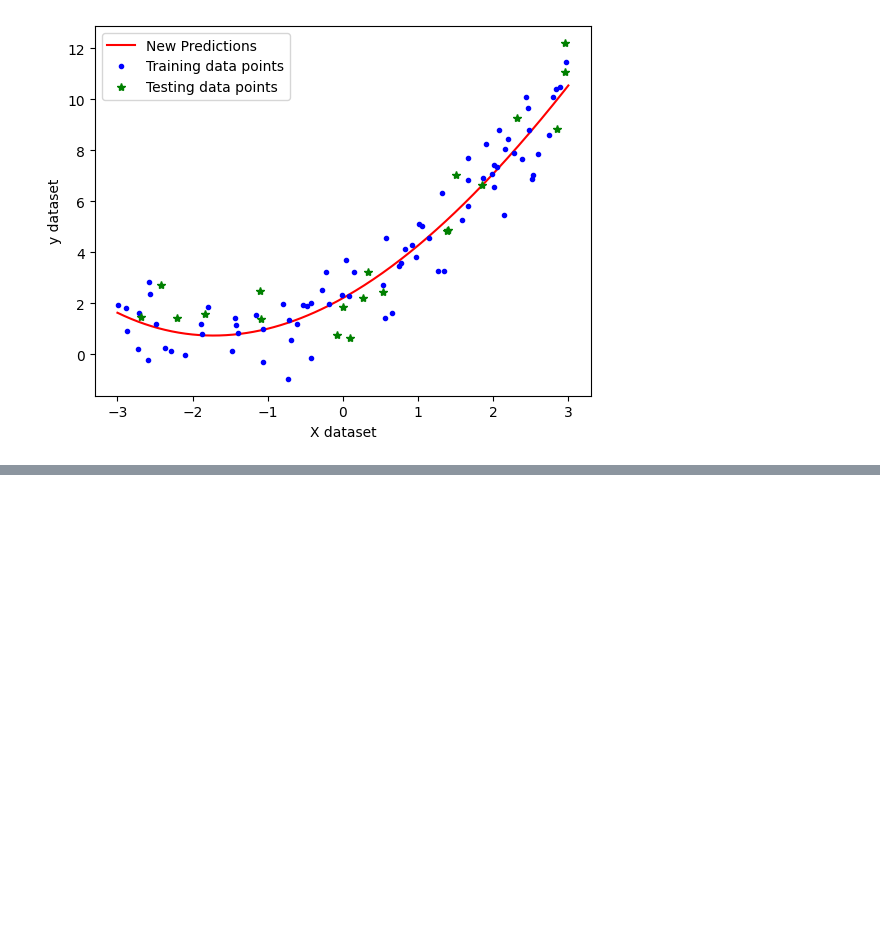
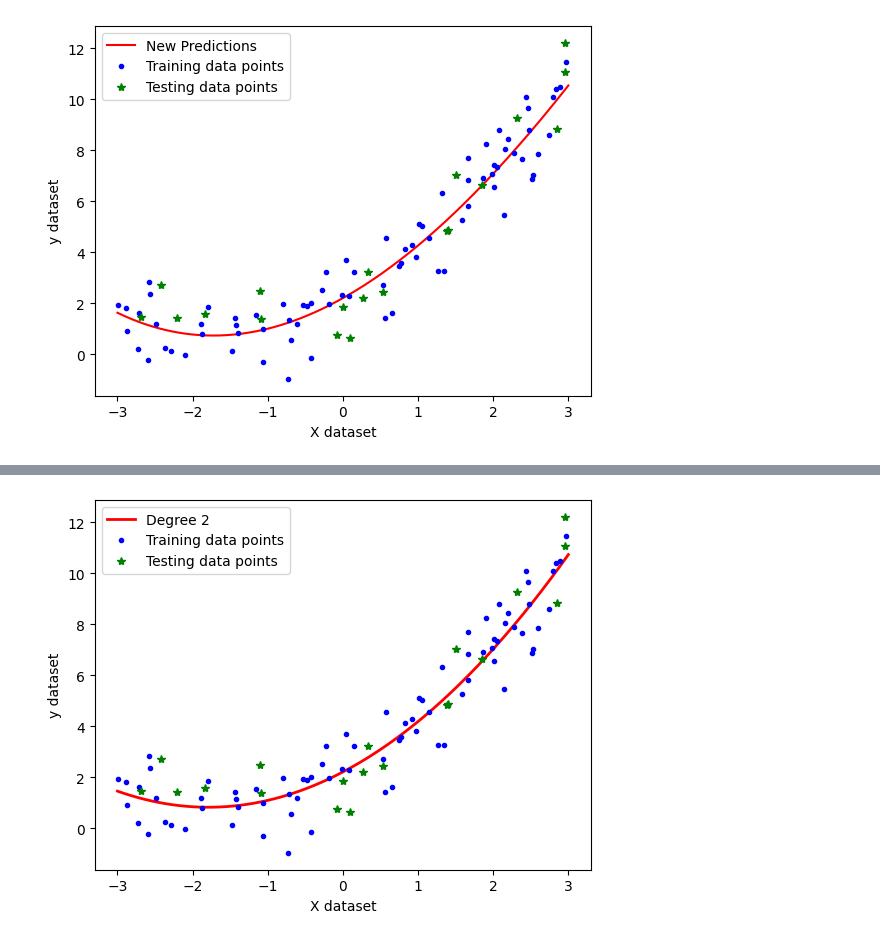
Before and after one commit to misrapk/Complete-Data-Science-and-ML-Preparation, a Jupyter notebook: ML_Algorithms/01LinearRegression/03PolynomialRegression.ipynb, the cells around one changed output, grey strips where cells are left out. Drawn from its saved outputs; the diff is of its cells as text; code cells hidden in the pictures; blank space fills up the shorter version.

```diff
--- a/ML_Algorithms/01LinearRegression/03PolynomialRegression.ipynb
+++ b/ML_Algorithms/01LinearRegression/03PolynomialRegression.ipynb
@@ -175,0 +211,4 @@ plt.legend()
+# %%
+polynomial_regression(2)
+# %% [output]
+[figure, added]
```
Also changed, not shown: parts of 8 cells of this notebook, 3 other files.
